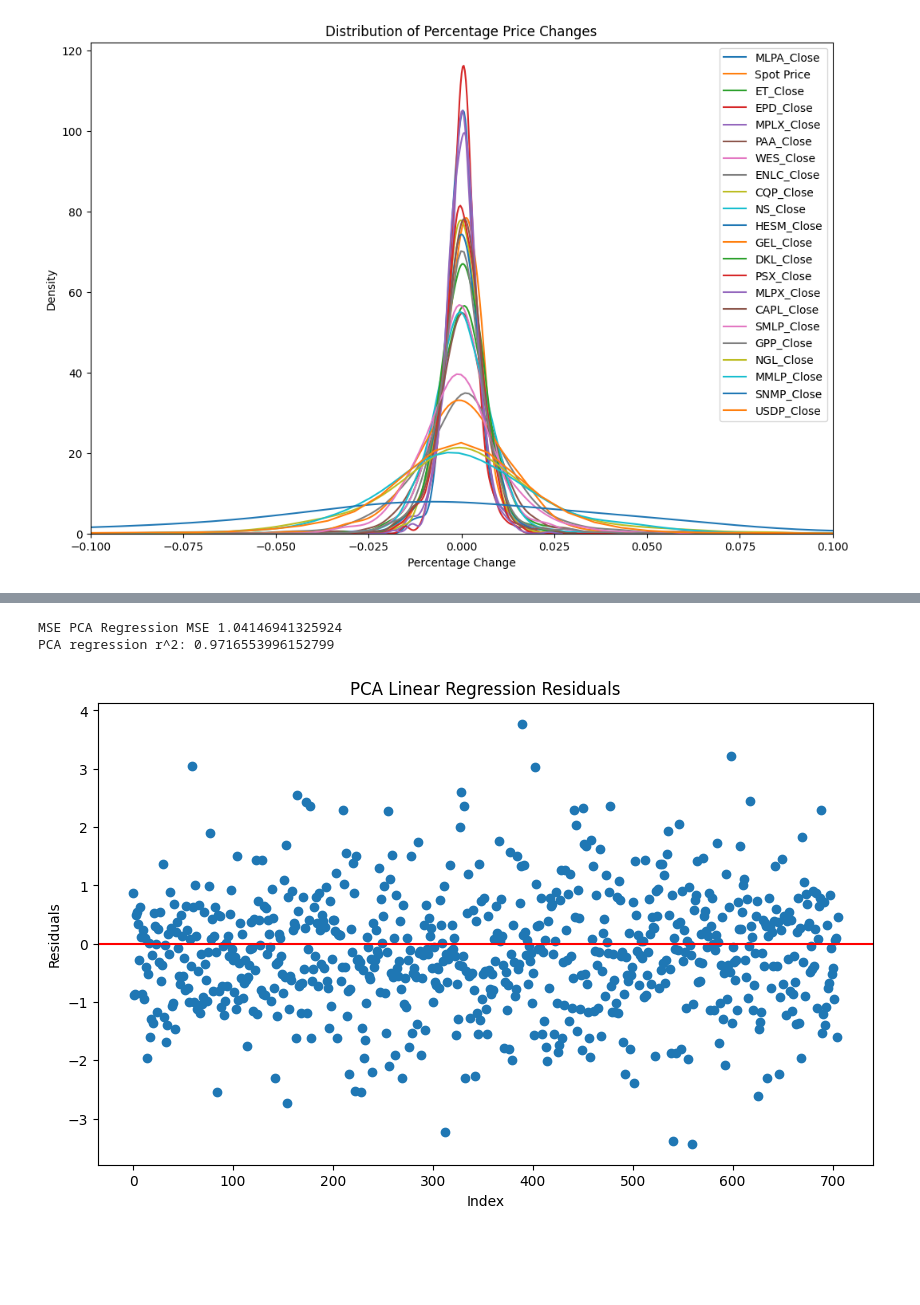
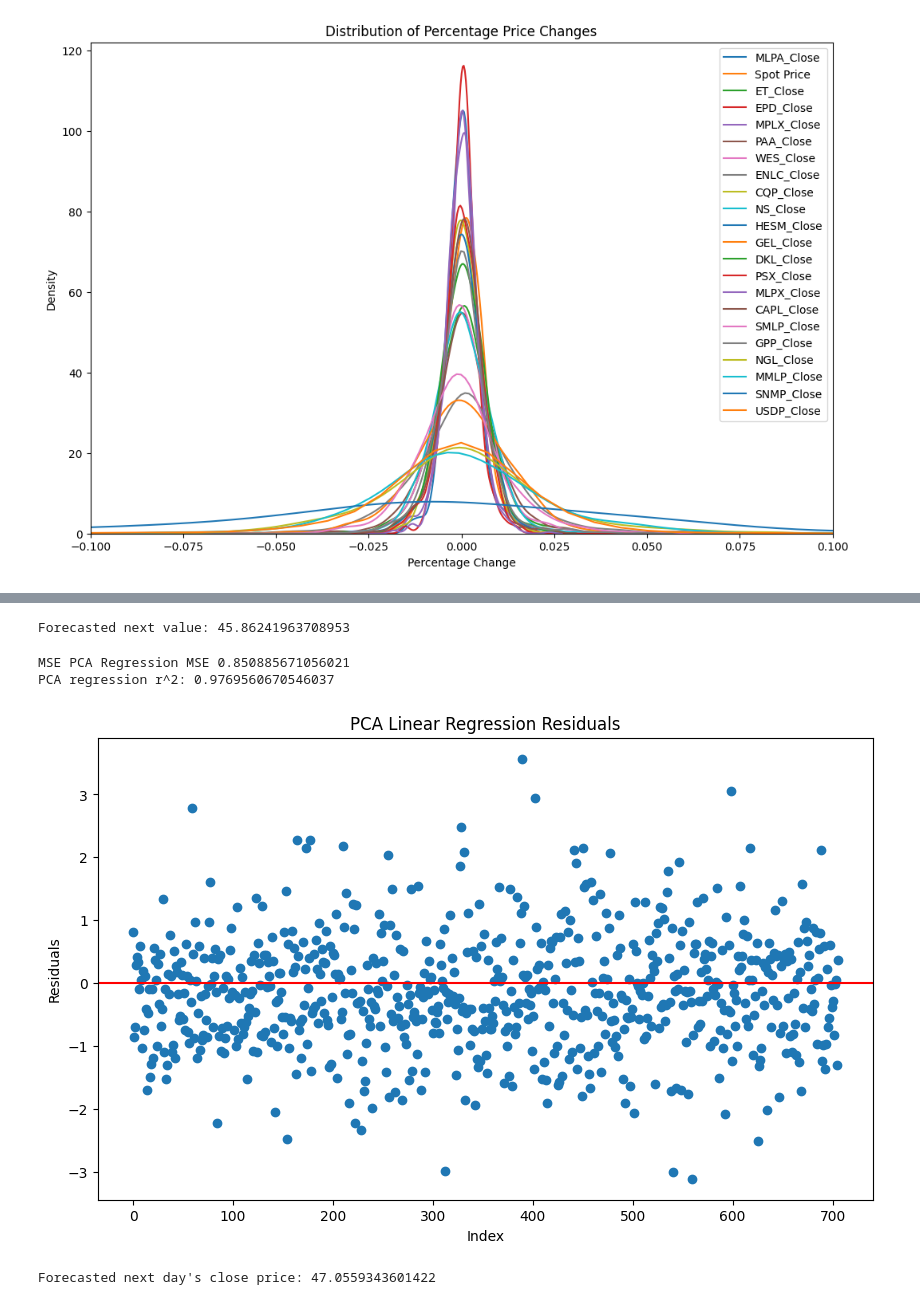
Before and after one commit to nchadburn/Stat598-FinalProject, a Jupyter notebook: MLPA PCA, Lasso, Ridge-2.ipynb, the cells around one changed output, grey strips where cells are left out. Saved outputs shown, nothing was run; the diff lists cells and outputs as text; code cells hidden in the pictures; blank space fills up the shorter version.

```diff
--- a/MLPA PCA, Lasso, Ridge-2.ipynb
+++ b/MLPA PCA, Lasso, Ridge-2.ipynb
@@ -311,8 +330,17 @@ Linear Regression with Selected Features R-squared: 0.9857646225376011
+# %%
+
+last_row_df = close_values.iloc[-1:].drop(f'{etf_ticker}_Next_Close', axis=1)
+last_row_selected_features = last_row_df[selected_features]
+last_row_selected_features = last_row_selected_features.values.reshape(1, -1)
+next_value_prediction = lr.predict(last_row_selected_features)
+print(f"Forecasted next value: {next_value_prediction[0]}")
+# %% [output]
+Forecasted next value: 45.86241963708953
 # %%
 
 train, test = train_test_split(close_values, test_size=0.8, random_state=42)
 
-feature_columns = [col for col in all_stocks_data.columns if ('_Close' in col or 'Spot' in col) and etf_ticker not in col]
+feature_columns = [col for col in all_stocks_data.columns if ('_Close' in col or 'Spot' in col) and f'{etf_ticker}_Next_Close' not in col]
 features = close_values.drop(columns=[f'{etf_ticker}_Next_Close'])
 
 lr = LinearRegression()
@@ -324,35 +352,42 @@ y_train = train[f'{etf_ticker}_Next_Close']
 
 X_test  = test[feature_columns]
 y_test  = test[f'{etf_ticker}_Next_Close']
 
 n = 6
 pipe = [
     ('pca', PCA(n_components=n)),
     ('regression', lr)]
 
 pipe = Pipeline(pipe)
 pipe.fit(X_train, y_train)
 y_pred = pipe.predict(X_test)
 
 
 mse = mean_squared_error(y_test, y_pred)
 PCA_r2 = r2_score(y_pred, y_test)
 
 print(f'MSE PCA Regression MSE {mse}')
 print(f'PCA regression r^2: {PCA_r2}')
 
 
 residuals = y_test - y_pred
 plt.figure(figsize=(10, 6))
 plt.scatter(range(len(residuals)), residuals)
 plt.axhline(y=0, color='r', linestyle='-')
 plt.title('PCA Linear Regression Residuals')
 plt.xlabel('Index')
 plt.ylabel('Residuals')
 plt.show()
+
+last_row = close_values.iloc[-1:].drop(f'{etf_ticker}_Next_Close', axis=1)
+
+next_price_prediction = pipe.predict(last_row)
+
+print(f"Forecasted next day's close price: {next_price_prediction[0]}")
 # %% [output]
-MSE PCA Regression MSE 1.04146941325924
-PCA regression r^2: 0.9716553996152799
+MSE PCA Regression MSE 0.850885671056021
+PCA regression r^2: 0.9769560670546037
-[figure, old version]
+[figure, new version]
+Forecasted next day's close price: 47.0559343601422
 # %%
 
```
Also changed, not shown: parts of 8 cells of this notebook.
